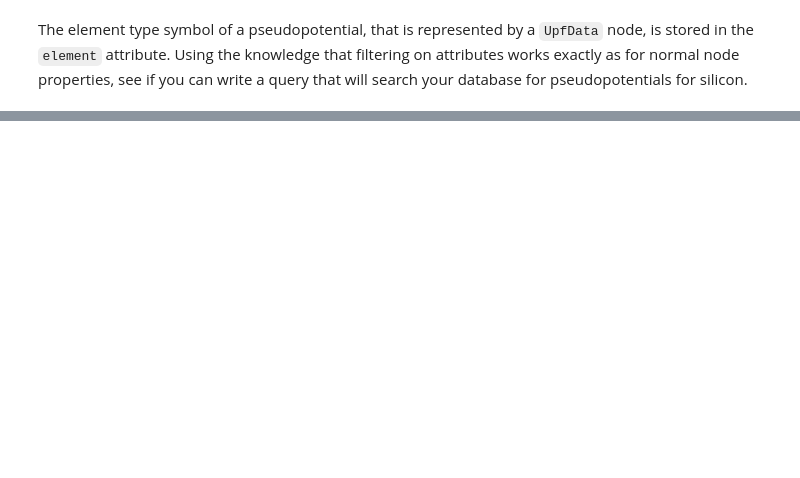
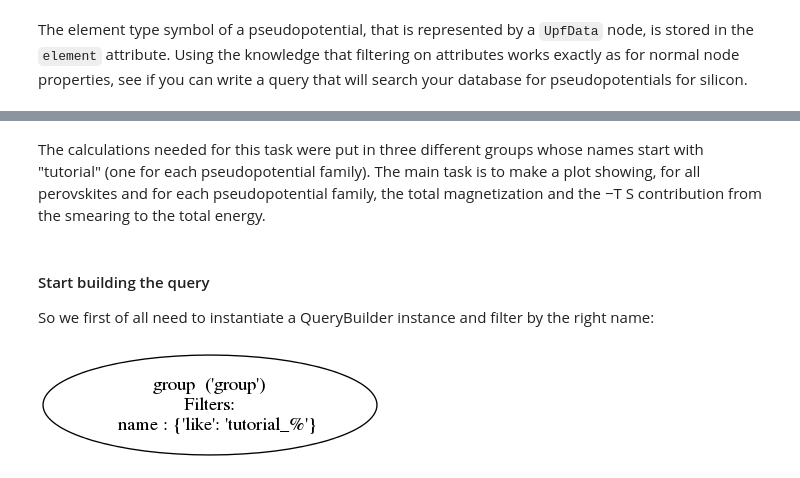
Before and after one commit to aiidateam/aiida_demos, a Jupyter notebook: tutorial/full/querybuilder.ipynb, the cells around one changed output, grey strips where cells are left out. Cells and saved outputs as stored; diff of their text form; code cells hidden in the pictures; blank space fills up the shorter version.

Commit message:
I added section 5 on the screening task

```diff
--- a/tutorial/full/querybuilder.ipynb
+++ b/tutorial/full/querybuilder.ipynb
@@ -303,0 +488,15 @@ qb.all()
+# %% [markdown]
+The calculations needed for this task were put in three different groups whose names start with "tutorial" (one for each pseudopotential family). The main task is to make a plot showing, for all perovskites and for each pseudopotential family, the total magnetization and the −T S contribution from the smearing to the total energy.
+# %% [markdown]
+#### Start building the query
+So we first of all need to instantiate a QueryBuilder instance and filter by the right name:
+# %%
+# Instantiating QB:
+qb = QueryBuilder()
+# Appending the groups I care about:
+qb.append(Group, filters={'name':{'like':'tutorial_%'}}, project='name', tag='group')
+# Visualize:
+generate_query_graph(qb.get_json_compatible_queryhelp(), 'query3.png')
+Image(filename='query3.png')
+# %% [output]
+[figure, added]
```
Also changed, not shown: parts of 34 cells of this notebook.
